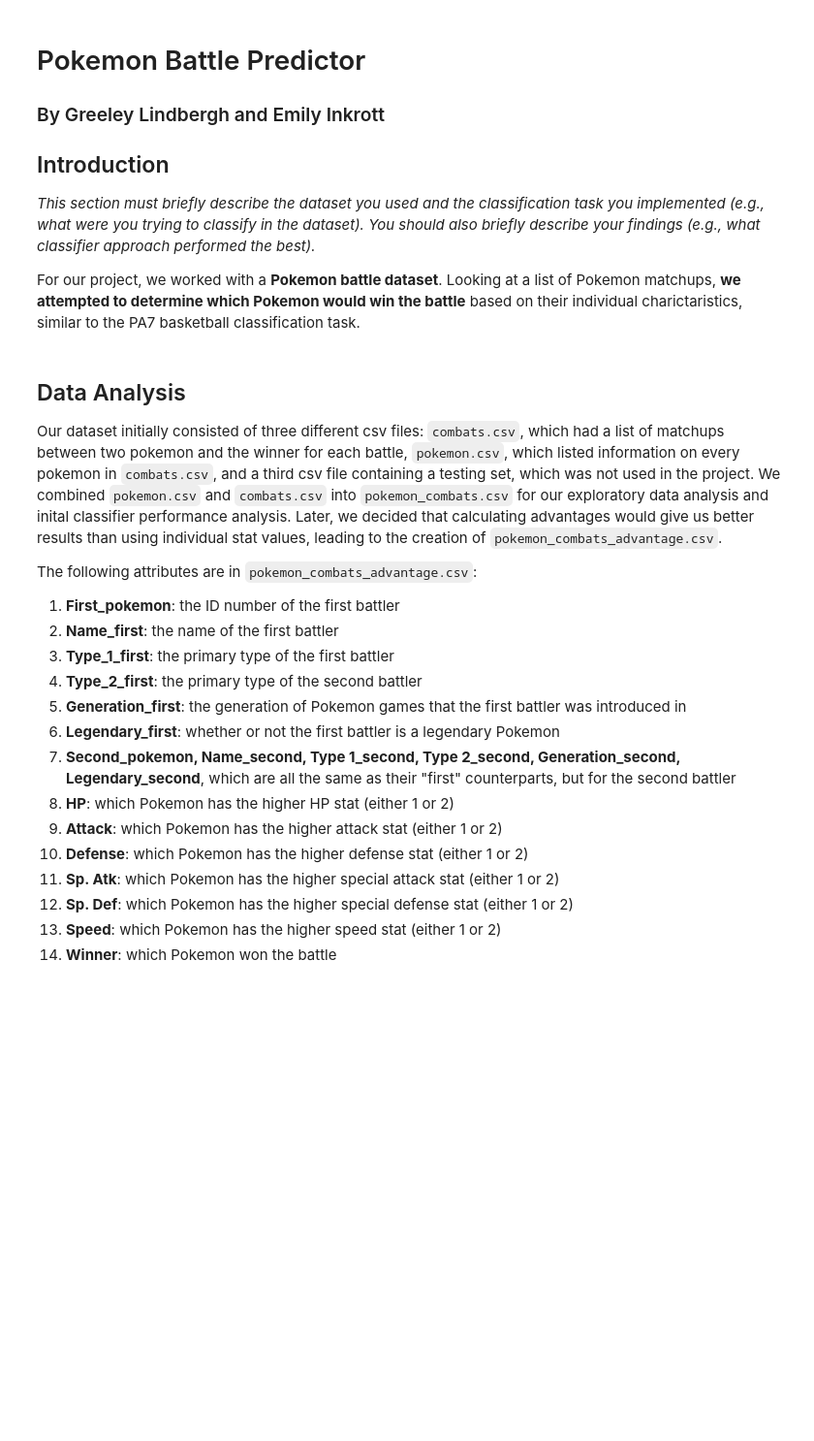
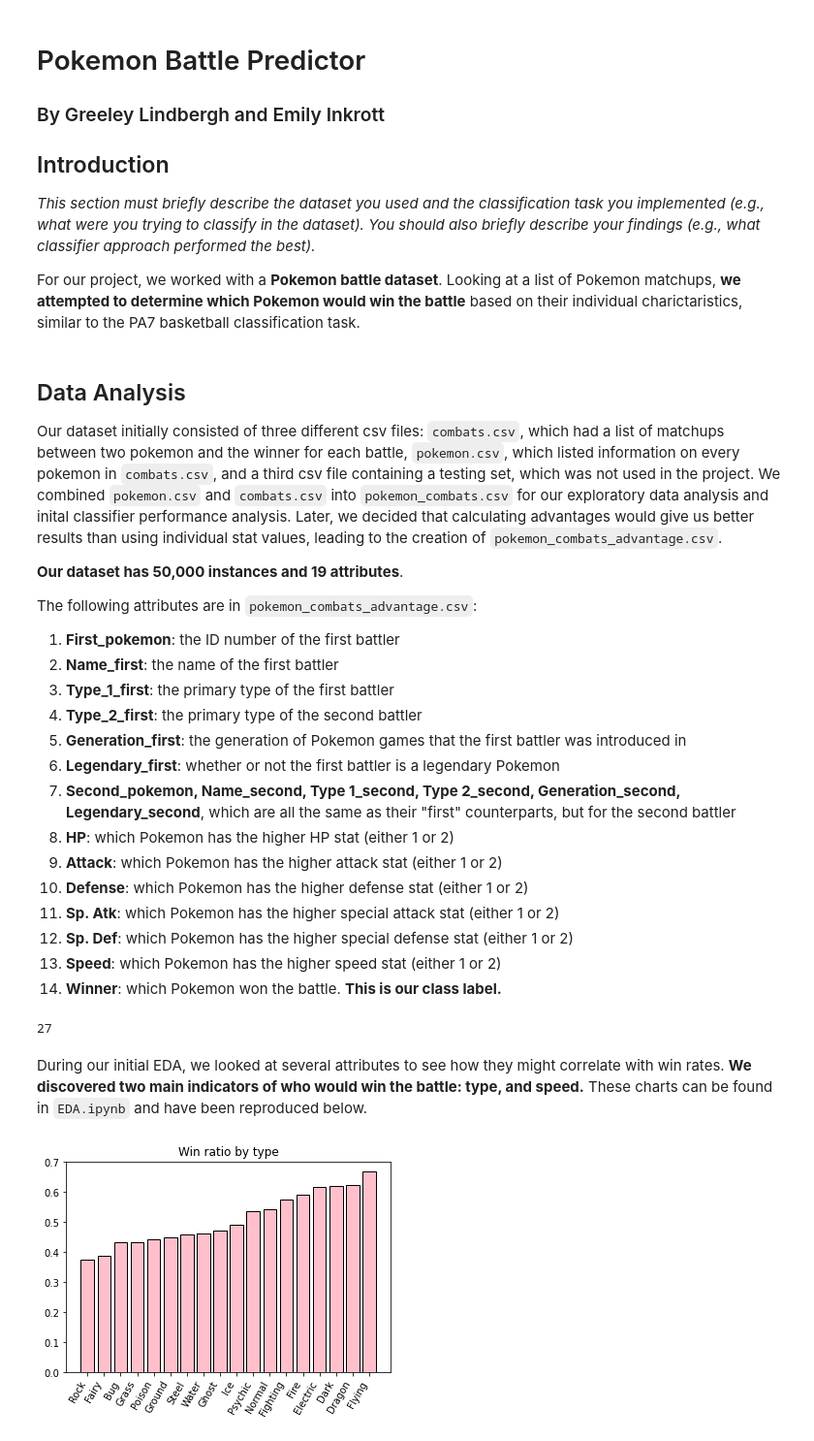
Before and after one commit to emilyinkrott/322-project, a Jupyter notebook: technical_report.ipynb, the cells around one changed output. Shown at 97% size. Cells and saved outputs as stored; diff of their text form; code cells hidden in the pictures; blank space fills up the shorter version.

Commit message:
added speed and type plots

```diff
--- a/technical_report.ipynb
+++ b/technical_report.ipynb
@@ -10,6 +34,8 @@ For our project, we worked with a **Pokemon battle dataset**. Looking at a list
 ## Data Analysis
 
 Our dataset initially consisted of three different csv files: `combats.csv`, which had a list of matchups between two pokemon and the winner for each battle, `pokemon.csv`, which listed information on every pokemon in `combats.csv`, and a third csv file containing a testing set, which was not used in the project. We combined `pokemon.csv` and `combats.csv` into `pokemon_combats.csv` for our exploratory data analysis and inital classifier performance analysis. Later, we decided that calculating advantages would give us better results than using individual stat values, leading to the creation of `pokemon_combats_advantage.csv`.
+
+**Our dataset has 50,000 instances and 19 attributes**.
 
 The following attributes are in `pokemon_combats_advantage.csv`:
 1. **First_pokemon**: the ID number of the first battler
@@ -25,4 +51,73 @@ The following attributes are in `pokemon_combats_advantage.csv`:
 10. **Sp. Atk**: which Pokemon has the higher special attack stat (either 1 or 2)
 10. **Sp. Def**: which Pokemon has the higher special defense stat (either 1 or 2)
 10. **Speed**: which Pokemon has the higher speed stat (either 1 or 2)
-10. **Winner**: which Pokemon won the battle
+10. **Winner**: which Pokemon won the battle. **This is our class label.**
+# %%
+filename = os.path.join("input_data", "pokemon_combats.csv")
+combats_filename = os.path.join("input_data", "combats.csv")
+pokemon_filename = os.path.join("input_data", "pokemon.csv")
+
+pokemon_table = MyPyTable().load_from_file(pokemon_filename)
+combats_filename = MyPyTable().load_from_file(combats_filename)
+table = MyPyTable().load_from_file(filename)
+# %% [output]
+27
+# %% [markdown]
+During our initial EDA, we looked at several attributes to see how they might correlate with win rates. **We discovered two main indicators of who would win the battle: type, and speed.** These charts can be found in `EDA.ipynb` and have been reproduced below.
+# %%
+primary_type_vals, primary_type_counts = myutils.get_frequencies_by_col_name(pokemon_table.data, pokemon_table.column_names, "Type 1")
+secondary_type_vals, secondary_type_counts = myutils.get_frequencies_by_col_name(pokemon_table.data, pokemon_table.column_names, "Type 2")
+
+#add frequencies to get the total number of apperances by type
+for i in range(len(secondary_type_vals)):
+    if secondary_type_vals[i] in primary_type_vals:
+        p_index = primary_type_vals.index(secondary_type_vals[i])
+        primary_type_counts[p_index] += secondary_type_counts[i]
+
+
+s_counts, s_types = more_itertools.sort_together([primary_type_counts, primary_type_vals])
+
+winners = []
+losers = []
+type_counts = [0 for instance in s_types]
+type_indexes = [5, 6, 17, 18]
+winners_header = pokemon_table.column_names.copy()
+for instance in table.data:
+    curr_winner = []
+    curr_loser = []
+    if instance[2] == 1:
+        curr_winner.extend(instance[3:15])
+        curr_loser.extend(instance[15:])
+    else:
+        curr_winner.extend(instance[15:])
+        curr_loser.extend(instance[3:15])
+    winners.append(curr_winner)
+    losers.append(curr_loser)
+    #types are stored at 5, 6, 17, 18
+    for index in type_indexes:
+        type = instance[index]
+        if type != '':
+            type_counts[s_types.index(type)] += 1
+
+winner_type_vals, winner_type_counts = myutils.get_frequencies_by_col_name(winners, winners_header, "Type 1")
+w_secondary_type_vals, w_secondary_type_counts = myutils.get_frequencies_by_col_name(winners, winners_header, "Type 2")
+
+#add frequencies to get the total number of apperances by type
+for i in range(len(w_secondary_type_vals)):
+    if w_secondary_type_vals[i] in winner_type_vals:
+        p_index = winner_type_vals.index(w_secondary_type_vals[i])
+        winner_type_counts[p_index] += w_secondary_type_counts[i]
+w_ratios = []
+for i in range(len(winner_type_vals)):
+    #s_types parallel to type_counts
+    w_ratios.append(winner_type_counts[i]/type_counts[s_types.index(winner_type_vals[i])])
+
+w_rates, w_types, w_counts = more_itertools.sort_together([w_ratios, winner_type_vals, winner_type_counts])
+
+plt.figure()
+plt.bar(w_types, w_rates, align= CENTER, edgecolor='black', color = 'pink')
+plt.xticks(w_types, w_types, rotation = 60, ha="right")
+plt.title("Win ratio by type")
+plt.show()
+# %% [output]
+[figure, added]
```
Also changed, not shown: parts of 4 cells of this notebook.
